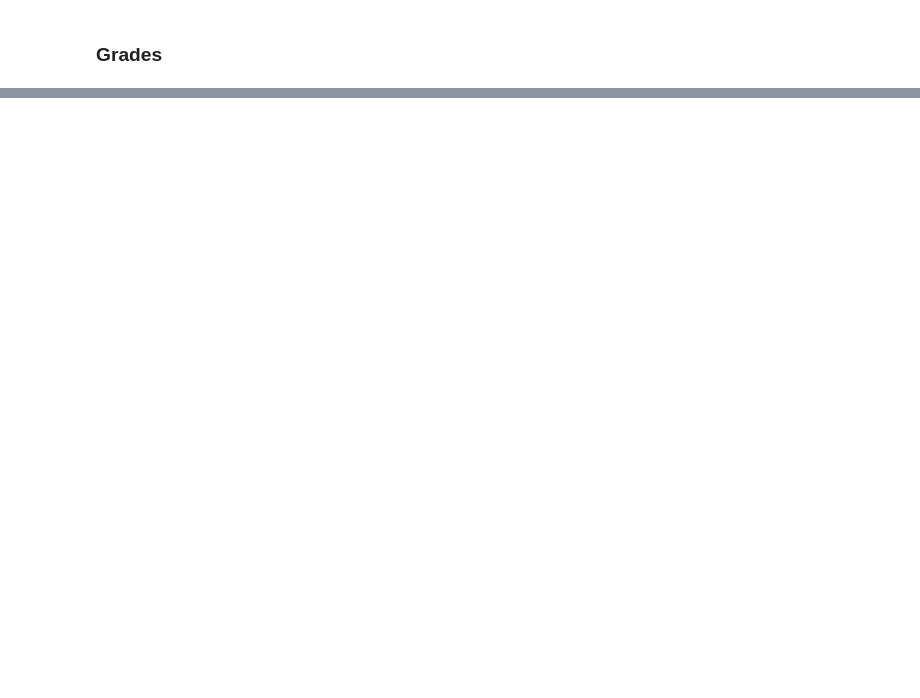
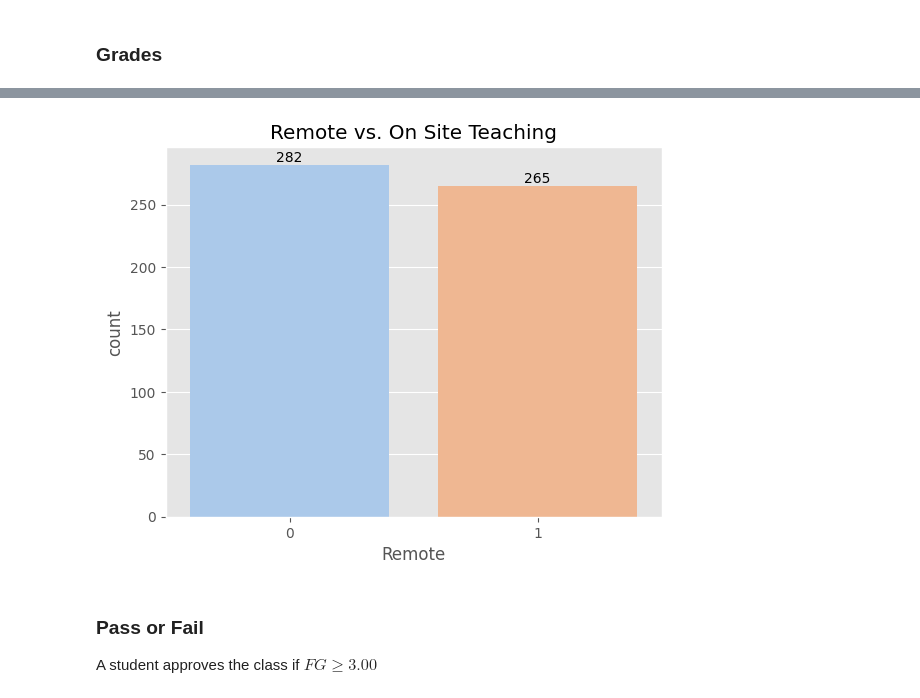
Before and after one commit to alejo1630/grades_college_analysis, a Jupyter notebook: grades.ipynb, the cells around one changed output, grey strips where cells are left out. Cells and saved outputs as stored; diff of their text form; code cells hidden in the pictures; blank space fills up the shorter version.

```diff
--- a/grades.ipynb
+++ b/grades.ipynb
@@ -216,0 +254,3 @@ plt.show()
+# %%
+df["Remote"] = df["Year"].apply(lambda x: 1 if x in [2020, 2021] else 0)
+df.head()
@@ -216,0 +264,14 @@ plt.show()
+# %%
+ax = sns.countplot(data = df, x = "Remote", palette = "pastel", hue = "Remote", legend = False)
+
+for label in ax.containers:
+    ax.bar_label(label)
+
+plt.title("Remote vs. On Site Teaching")
+plt.show()
+# %% [output]
+[figure, added]
+# %% [markdown]
+### Pass or Fail
+
+A student approves the class if $FG \geq 3.00$
```
Also changed, not shown: parts of 23 cells of this notebook.
